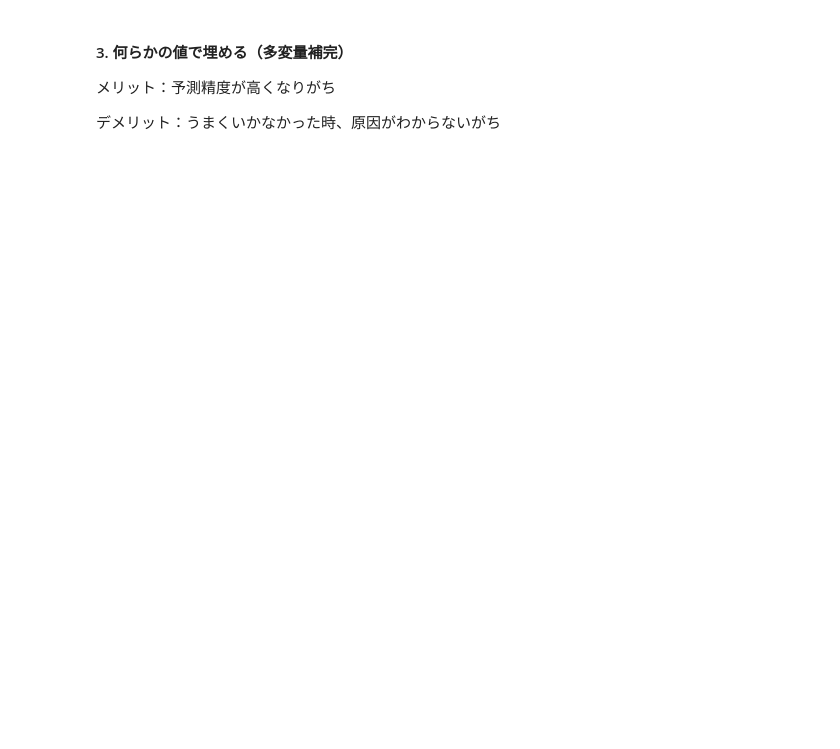
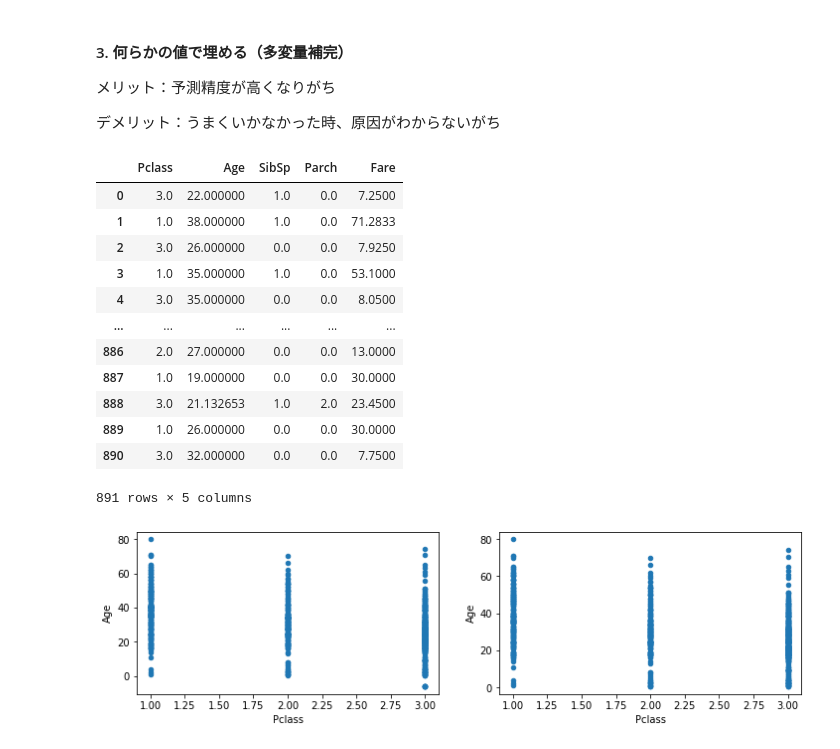
Before and after one commit to ishikawa-ken/dlc, a Jupyter notebook: week1/week1-2.ipynb, the cells around one changed output. Saved outputs shown, nothing was run; the diff lists cells and outputs as text; code cells hidden in the pictures; blank space fills up the shorter version.

```diff
--- a/week1/week1-2.ipynb
+++ b/week1/week1-2.ipynb
@@ -129,3 +223,42 @@ display(filled_data2)
 メリット：予測精度が高くなりがち
 
 デメリット：うまくいかなかった時、原因がわからないがち
+# %%
+from sklearn.experimental import enable_iterative_imputer
+from sklearn.impute import IterativeImputer
+
+# 散布図で確認するための関数
+import matplotlib.pyplot as plt
+
+# 数値だけのデータを作る
+only_num_data = data.drop(['PassengerId', 'Survived', 'Name', 'Sex', 'Ticket', 'Cabin', 'Embarked'], axis=1)
+only_num_data_columns = only_num_data.columns
+
+def figmake(df, key):
+    fig, axes = plt.subplots(nrows=1, ncols=2, figsize=(12, 3))
+    df.plot.scatter(x=key, y='Age', ax=axes[0])
+    only_num_data.plot.scatter(x=key, y='Age', ax=axes[1])
+    plt.show()
+
+# ベイジアンブリッジを使う
+bayesian = pd.DataFrame(
+                IterativeImputer().fit_transform(only_num_data)
+                , columns=only_num_data_columns
+            )
+display(bayesian)
+figmake(bayesian, 'Pclass')
+# %% [output]
+|  | Pclass | Age | SibSp | Parch | Fare |
+| 0 | 3.0 | 22.000000 | 1.0 | 0.0 | 7.2500 |
+| 1 | 1.0 | 38.000000 | 1.0 | 0.0 | 71.2833 |
+| 2 | 3.0 | 26.000000 | 0.0 | 0.0 | 7.9250 |
+| 3 | 1.0 | 35.000000 | 1.0 | 0.0 | 53.1000 |
+| 4 | 3.0 | 35.000000 | 0.0 | 0.0 | 8.0500 |
+| ... | ... | ... | ... | ... | ... |
+| 886 | 2.0 | 27.000000 | 0.0 | 0.0 | 13.0000 |
+| 887 | 1.0 | 19.000000 | 0.0 | 0.0 | 30.0000 |
+| 888 | 3.0 | 21.132653 | 1.0 | 2.0 | 23.4500 |
+| 889 | 1.0 | 26.000000 | 0.0 | 0.0 | 30.0000 |
+| 890 | 3.0 | 32.000000 | 0.0 | 0.0 | 7.7500 |
+891 rows × 5 columns
+[figure, added]
```
Also changed, not shown: parts of 15 cells of this notebook, 1 other file.
